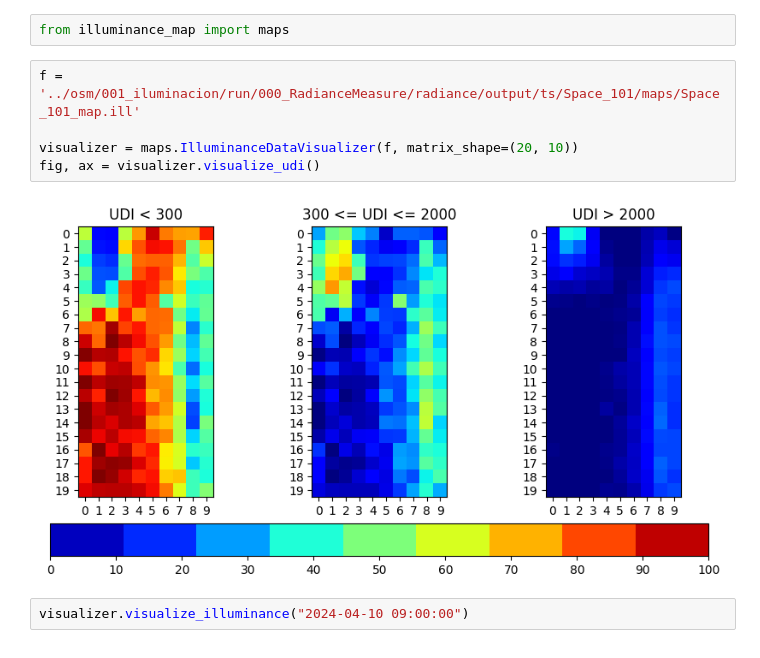
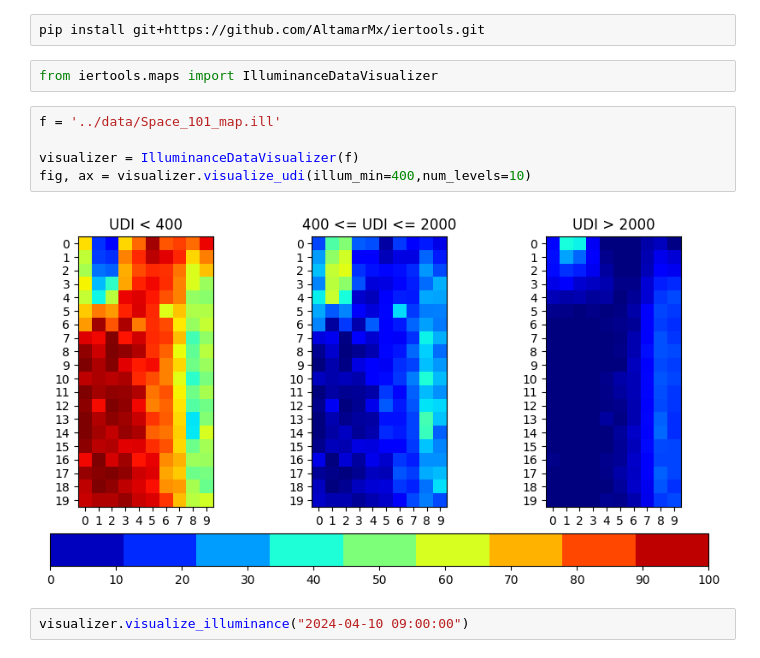
Before and after one commit to AltamarMx/iertools, a Jupyter notebook: notebooks/007_illuminance_maps.ipynb, the cells around one changed output. Cells and saved outputs as stored; diff of their text form.

Commit message:
illuminance maps

```diff
--- a/notebooks/007_illuminance_maps.ipynb
+++ b/notebooks/007_illuminance_maps.ipynb
@@ -1,12 +1,14 @@
+# %%
+pip install git+https://github.com/AltamarMx/iertools.git
 # %%
-from illuminance_map import maps
+from iertools.maps import IlluminanceDataVisualizer
 # %%
-f = '../osm/001_iluminacion/run/000_RadianceMeasure/radiance/output/ts/Space_101/maps/Space_101_map.ill'
+f = '../data/Space_101_map.ill'
 
-visualizer = maps.IlluminanceDataVisualizer(f, matrix_shape=(20, 10))
-fig, ax = visualizer.visualize_udi()
+visualizer = IlluminanceDataVisualizer(f)
+fig, ax = visualizer.visualize_udi(illum_min=400,num_levels=10)
 # %% [output]
-[figure, old version]
+[figure, new version]
 # %%
 visualizer.visualize_illuminance("2024-04-10 09:00:00")
 # %% [output]
```
Also changed, not shown: 5 other files.
